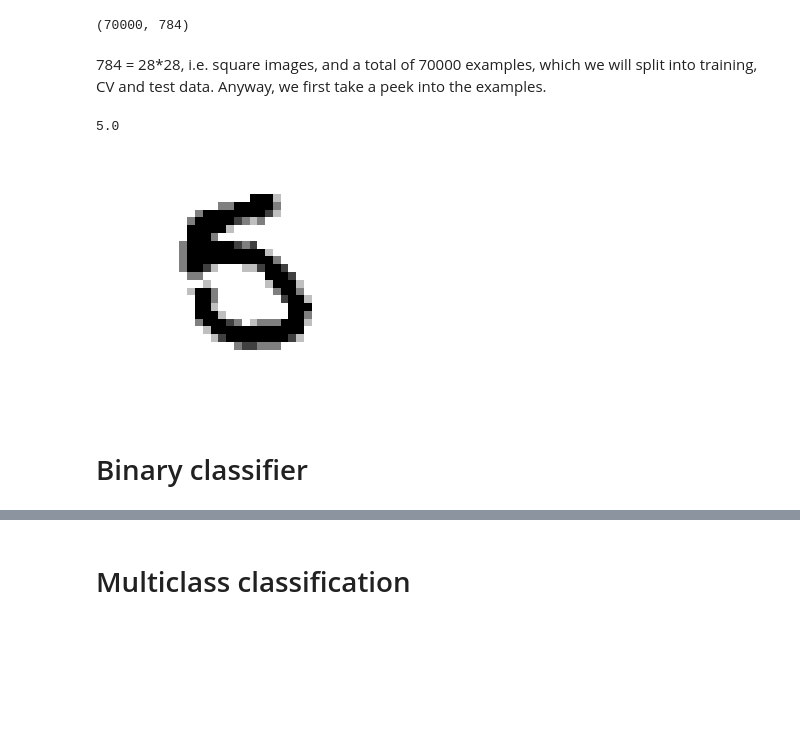
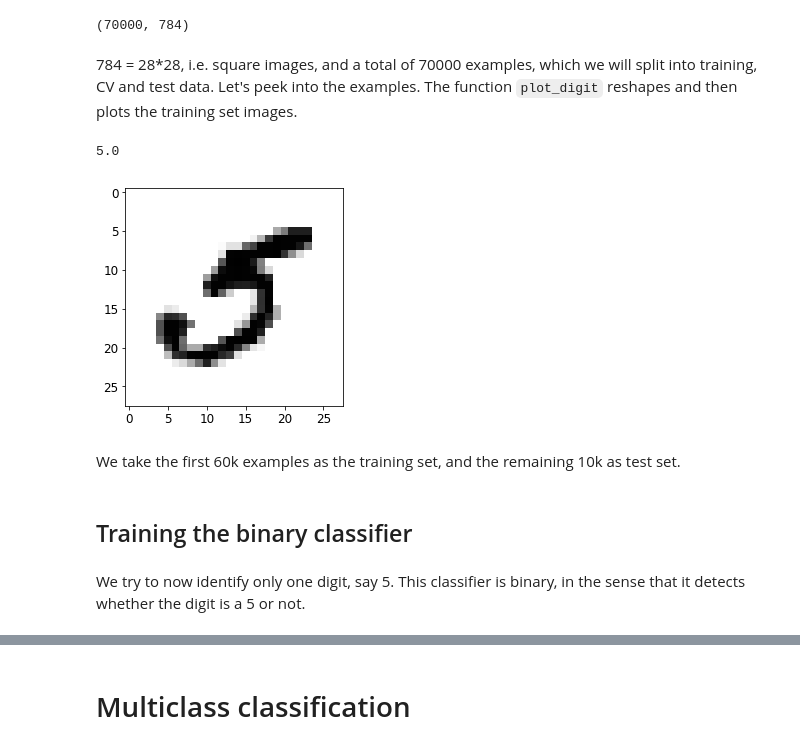
Before and after one commit to TheKivs/MNIST_sklearn, a Jupyter notebook: MNIST_classification.ipynb, the cells around one changed output, grey strips where cells are left out. Drawn from its saved outputs; the diff is of its cells as text; code cells hidden in the pictures; blank space fills up the shorter version.

```diff
--- a/MNIST_classification.ipynb
+++ b/MNIST_classification.ipynb
@@ -42,21 +42,22 @@ mnist.data.shape
 # %% [output]
 (70000, 784)
 # %% [markdown]
-784 = 28*28, i.e. square images, and a total of 70000 examples, which we will split into training, CV and test data.
-Anyway, we first take a peek into the examples.
+784 = 28*28, i.e. square images, and a total of 70000 examples, which we will split into training, CV and test data. Let's peek into the examples. The function `plot_digit` reshapes and then plots the training set images.
 # %%
 def plot_digit(data):
     image = data.reshape(28, 28)
     plt.imshow(image, cmap = mpl.cm.binary,
                interpolation="nearest")
-    plt.axis("off")
+    plt.axis("on")
-# %%
-some_index=32000
-plot_digit(X[some_index])
-y[some_index]
-# %% [output]
-5.0
-[figure, removed]
+# %%
+some_digit=X[36000]
+plot_digit(some_digit)
+y[36000]
+# %% [output]
+5.0
+[figure, added]
+# %% [markdown]
+We take the first 60k examples as the training set, and the remaining 10k as test set.
 # %%
 X_train, X_test, y_train, y_test = X[:60000], X[60000:], y[:60000], y[60000:]
 # %%
@@ -65,7 +66,9 @@ import numpy as np
 shuffle_index = np.random.permutation(60000) #shuffling
 X_train, y_train = X_train[shuffle_index], y_train[shuffle_index]
 # %% [markdown]
-# Binary classifier
+## Training the binary classifier
+# %% [markdown]
+We try to now identify only one digit, say 5. This classifier is binary, in the sense that it detects whether the digit is a 5 or not.
 # %%
 y_train_5 = (y_train == 5)
 y_test_5 = (y_test == 5)
```
Also changed, not shown: parts of 229 cells of this notebook.
